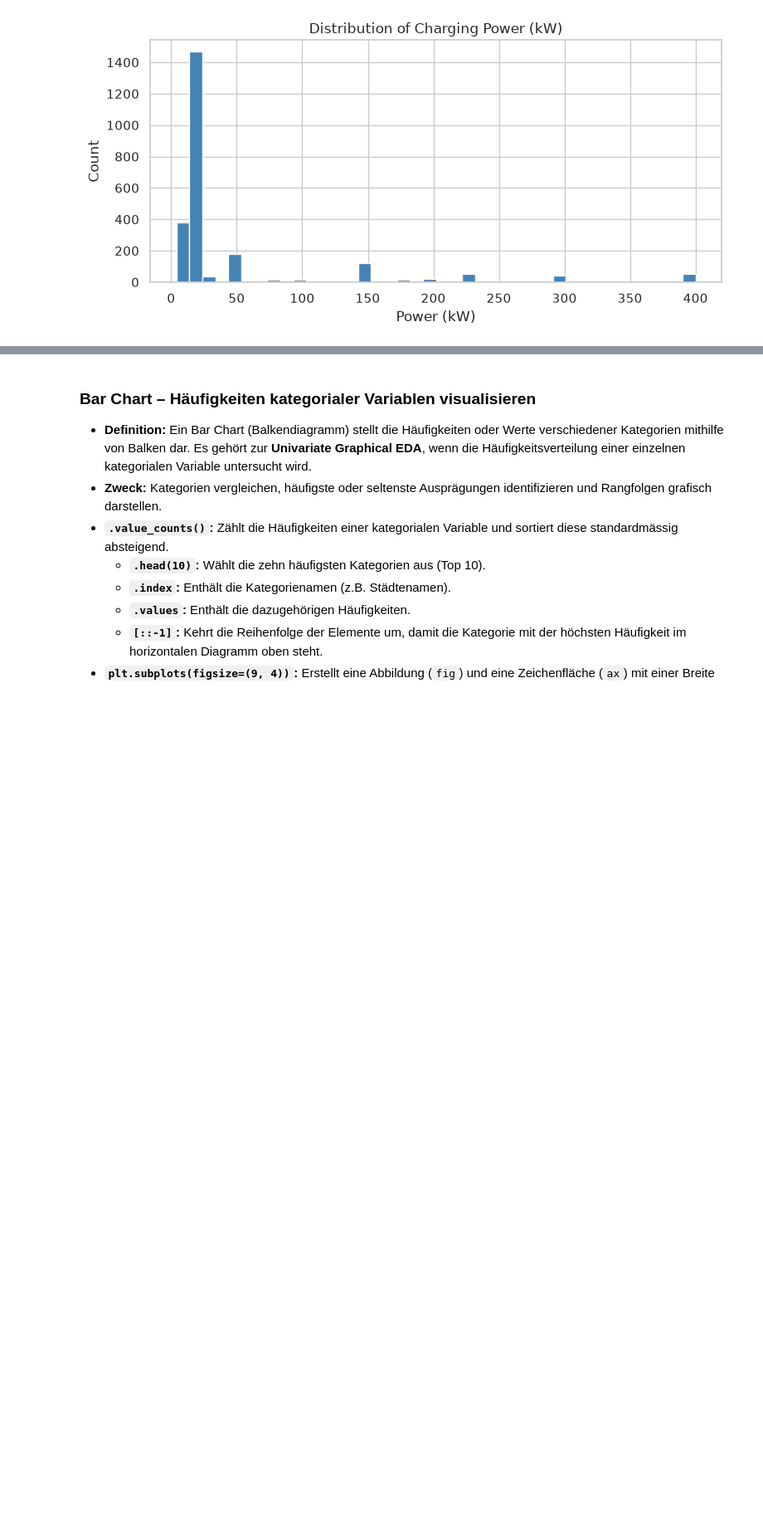
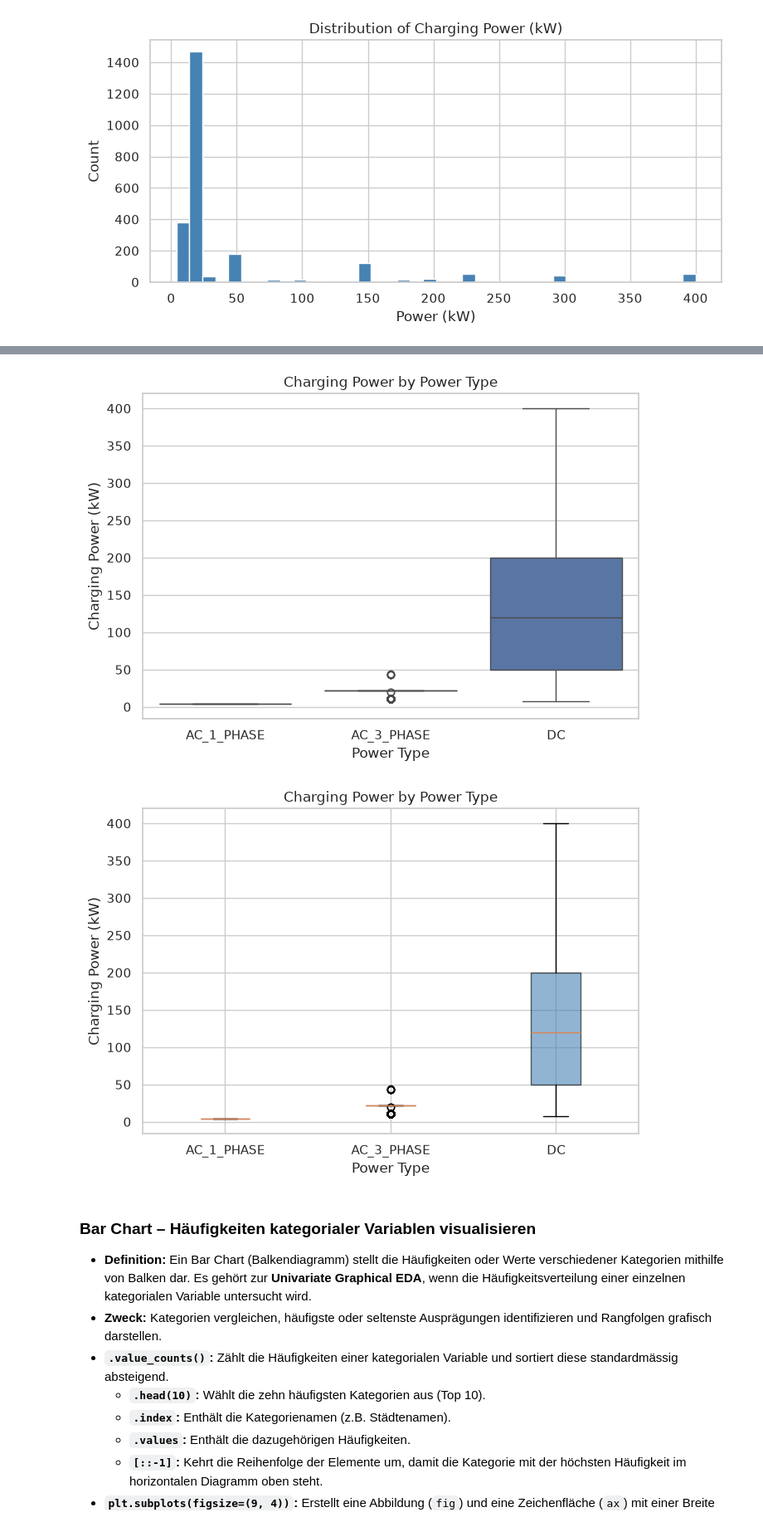
Before and after one commit to pyrat12/DS_HS2026_LNW, a Jupyter notebook: DS_HS2026_LNW_I_Examples/AP02/AP02 V5 EDA/AP02 V5 EDA Spick.ipynb, the cells around one changed output, grey strips where cells are left out. Shown at 83% size. Saved outputs shown, nothing was run; the diff lists cells and outputs as text; code cells hidden in the pictures; blank space fills up the shorter version.

```diff
--- a/DS_HS2026_LNW_I_Examples/AP02/AP02 V5 EDA/AP02 V5 EDA Spick.ipynb
+++ b/DS_HS2026_LNW_I_Examples/AP02/AP02 V5 EDA/AP02 V5 EDA Spick.ipynb
@@ -562,3 +691,58 @@ plt.show()
+# %%
+# BOX PLOT – VARIANTE 1: SEABORN (EMPFOHLEN)
+
+fig, ax = plt.subplots(figsize=(7, 5))                                          #Abbildung und Zeichenfläche erstellen; Grösse in Zoll
+
+sns.boxplot(data=df_evcharging, x='power_type', y='power_kw',                   #Boxplots: Ladeleistung nach Ladeart; Gruppierung erfolgt automatisch
+            order=['AC_1_PHASE', 'AC_3_PHASE', 'DC'], ax=ax)                    #Kategorienreihenfolge festlegen; ax = Zeichenfläche
+
+ax.set_xlabel('Power Type')                                                     #X-Achse: Ladearten
+ax.set_ylabel('Charging Power (kW)')                                            #Y-Achse: Ladeleistung
+ax.set_title('Charging Power by Power Type')                                    #Diagrammtitel festlegen
+
+plt.tight_layout()                                                              #Abstände optimieren
+plt.show()                                                                      #Boxplot anzeigen
+
+
+# BOX PLOT – VARIANTE 2: MATPLOTLIB (ALTERNATIVE)
+
+order = ['AC_1_PHASE', 'AC_3_PHASE', 'DC']                                                  #Reihenfolge der Kategorien festlegen
+
+data = [df_evcharging[df_evcharging['power_type'] == t]['power_kw'].values for t in order]  #Numerische Werte jeder Kategorie separat sammeln
+                                                                                            #for t in order: Kategorien durchlaufen
+                                                                                            #df_evcharging['power_type'] == t: Zeilen der Kategorie auswählen
+                                                                                            #['power_kw'].values: Numerische Werte als Array übernehmen
+                                                                                            #Ergebnis: Liste mit einem Array pro Kategorie
+
+fig, ax = plt.subplots(figsize=(7, 5))                                                      #Abbildung und Zeichenfläche erstellen; Grösse in Zoll
+
+ax.boxplot(data, tick_labels=order, patch_artist=True,                                      #Boxplot aus gruppierten Werten erstellen; Kategorien beschriften; Füllung aktivieren
+           boxprops=dict(facecolor='steelblue', alpha=0.6))                                 #Füllfarbe und Transparenz der Boxen festlegen
+
+ax.set_xlabel('Power Type')                                                                 #X-Achse: Ladearten
+ax.set_ylabel('Charging Power (kW)')                                                        #Y-Achse: Ladeleistung
+ax.set_title('Charging Power by Power Type')                                                #Diagrammtitel festlegen
+
+plt.tight_layout()                                                                          #Abstände optimieren
+plt.show()                                                                                  #Boxplot anzeigen
+
+
+#ANPASSEN: df_evcharging an den verwendeten DataFrame anpassen
+#ANPASSEN: 'power_type' an die kategoriale Spalte (Gruppierung) anpassen
+#ANPASSEN: 'power_kw' an die numerische Spalte (untersuchte Werte) anpassen
+#ANPASSEN: order bzw. order=[...] an die vorhandenen Kategorien und ihre gewünschte Reihenfolge anpassen
+#ANPASSEN: figsize, facecolor, alpha, Achsenbeschriftungen und Diagrammtitel bei Bedarf anpassen
+#NICHTS ANPASSEN: sns.boxplot() übernimmt die Gruppierung automatisch; ax.boxplot() verwendet die zuvor gruppierten Werte
+#VORAUSSETZUNG: df_evcharging ist geladen; matplotlib.pyplot als plt und seaborn als sns importiert
+#VORAUSSETZUNG: x bzw. order enthält Kategorien; y bzw. data enthält numerische Werte
+#ACHTUNG: tick_labels=order erfordert Matplotlib 3.9 oder neuer; bei älteren Versionen labels=order verwenden
+#ACHTUNG: Whiskers reichen standardmässig bis zu den äussersten Datenpunkten innerhalb von Q1 - 1.5 × IQR und Q3 + 1.5 × IQR
+#ACHTUNG: Ausreisser sind nicht automatisch fehlerhafte Daten
+#ERKENNTNIS: Median = Linie in der Box; Q1/Q3 = Boxgrenzen; IQR = Boxhöhe; Whiskers = äussere Werte innerhalb der Ausreissergrenzen
+#ERKENNTNIS: Boxplots vergleichen die Verteilung numerischer Werte zwischen verschiedenen Kategorien
+# %% [output]
+[figure, added]
+[figure, added]
 # %% [markdown]
 ### Bar Chart – Häufigkeiten kategorialer Variablen visualisieren
 
```
Also changed, not shown: parts of 8 cells of this notebook, 2 other files.
